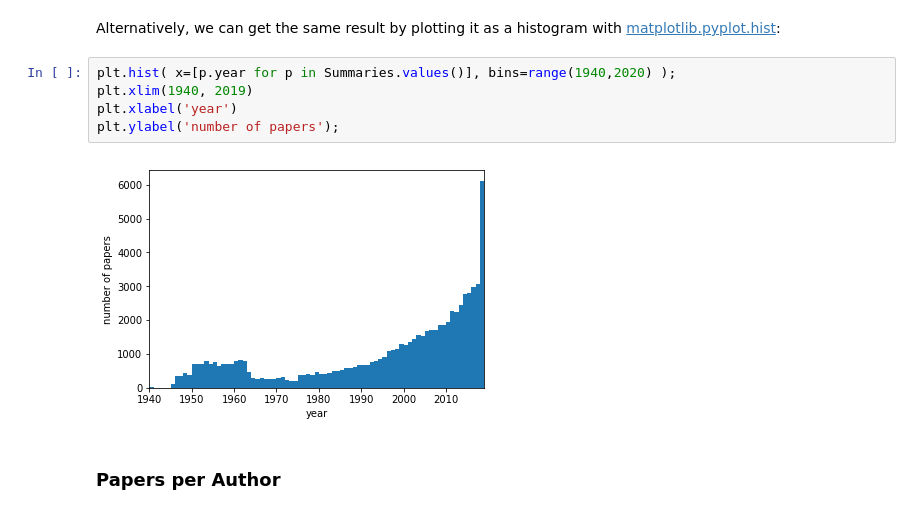
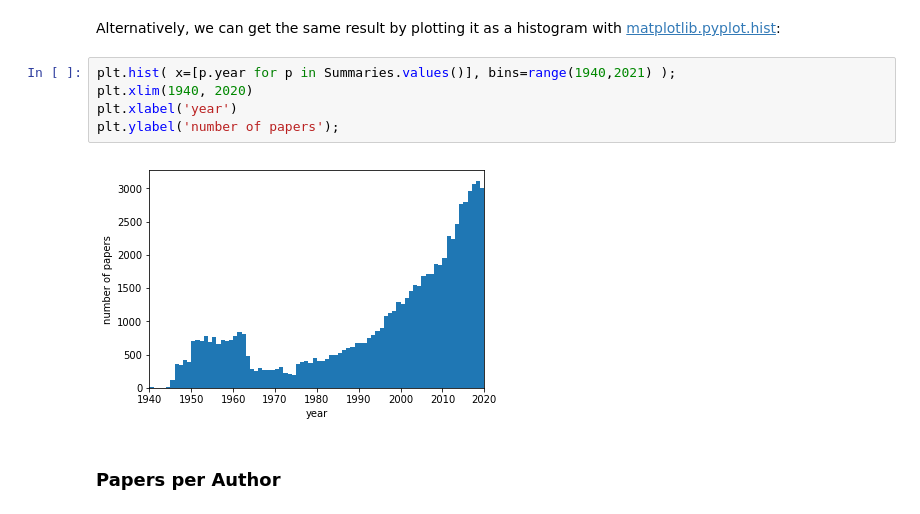
Before and after one commit to pokixu/IR2019, a Jupyter notebook: 01_inspecting.ipynb, the cells around one changed output. Drawn from its saved outputs; the diff is of its cells as text.

```diff
--- a/01_inspecting.ipynb
+++ b/01_inspecting.ipynb
@@ -83,12 +83,12 @@ plt.ylabel('number of papers');
 # %% [markdown]
 Alternatively, we can get the same result by plotting it as a histogram with [matplotlib.pyplot.hist](http://matplotlib.org/api/pyplot_api.html#matplotlib.pyplot.hist):
 # %%
-plt.hist( x=[p.year for p in Summaries.values()], bins=range(1940,2020) );
-plt.xlim(1940, 2019)
+plt.hist( x=[p.year for p in Summaries.values()], bins=range(1940,2021) );
+plt.xlim(1940, 2020)
 plt.xlabel('year')
 plt.ylabel('number of papers');
 # %% [output]
-[figure, old version]
+[figure, new version]
 # %% [markdown]
 ### Papers per Author
 # %% [markdown]
```
Also changed, not shown: parts of 2 cells of this notebook.
